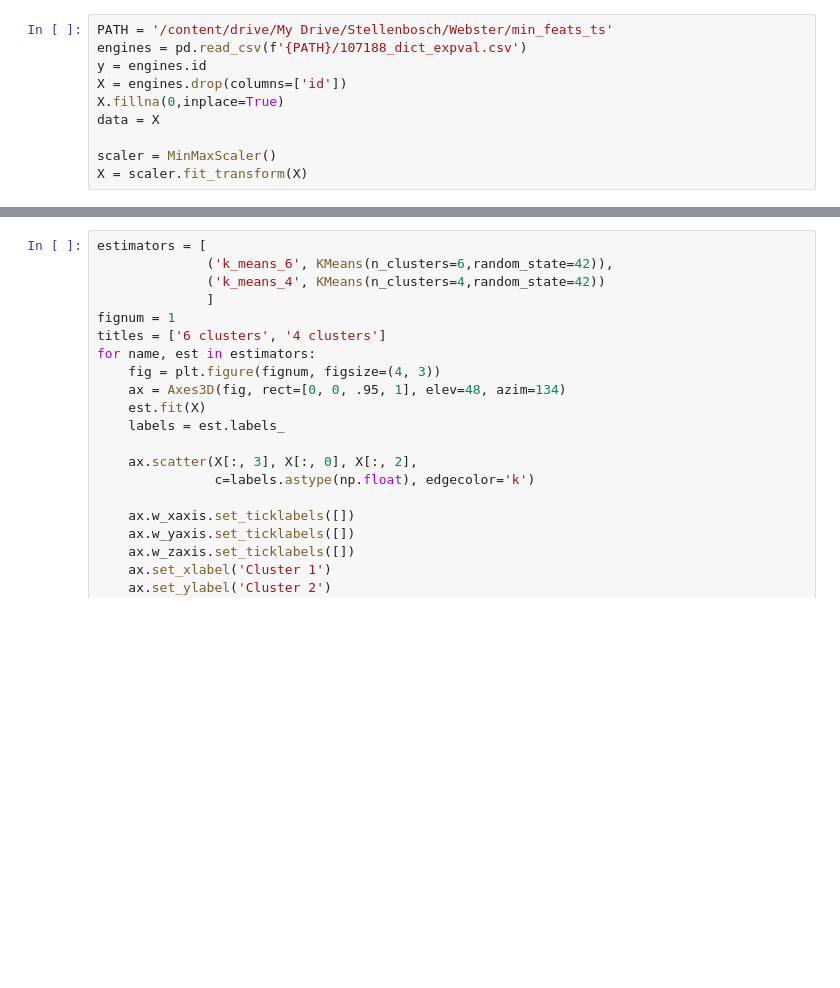
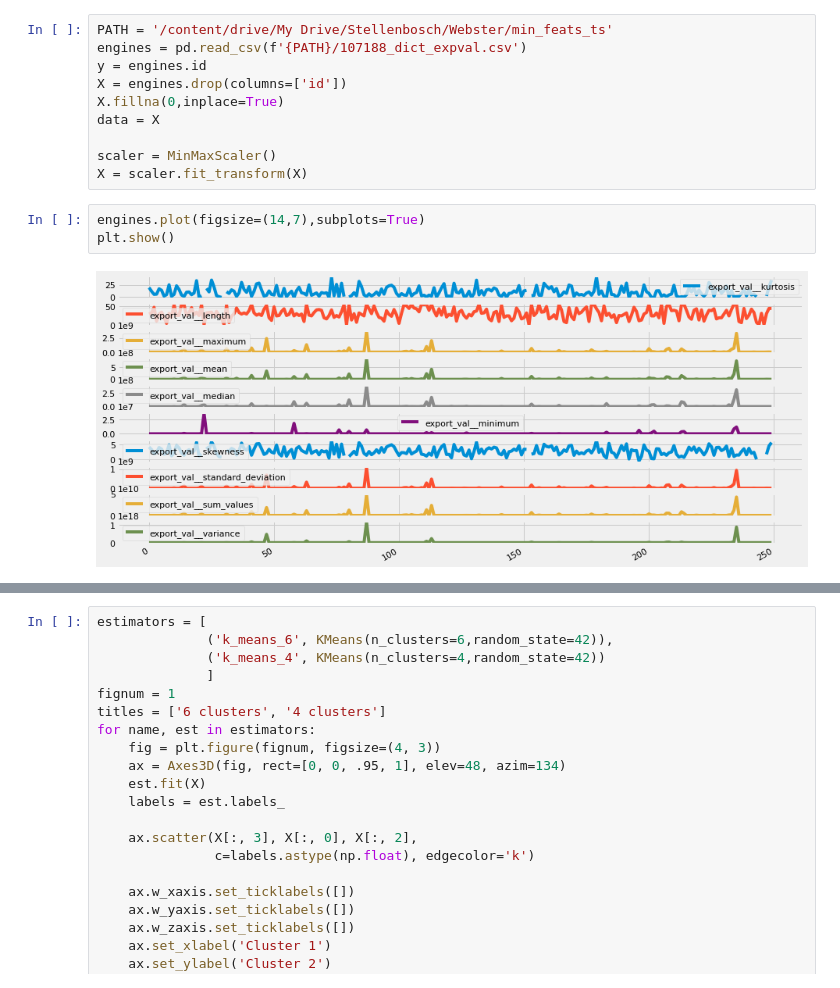
Before and after one commit to GarethWilhelm/TS-Feature-Clustering, a Jupyter notebook: clustering_tsfresh_features.ipynb, the cells around one changed output, grey strips where cells are left out. Cells and saved outputs as stored; diff of their text form; blank space fills up the shorter version.

```diff
--- a/clustering_tsfresh_features.ipynb
+++ b/clustering_tsfresh_features.ipynb
@@ -31,3 +41,8 @@ data = X
 
 scaler = MinMaxScaler()
 X = scaler.fit_transform(X)
+# %%
+engines.plot(figsize=(14,7),subplots=True)
+plt.show()
+# %% [output]
+[figure, added]
```
Also changed, not shown: parts of 4 cells of this notebook.
